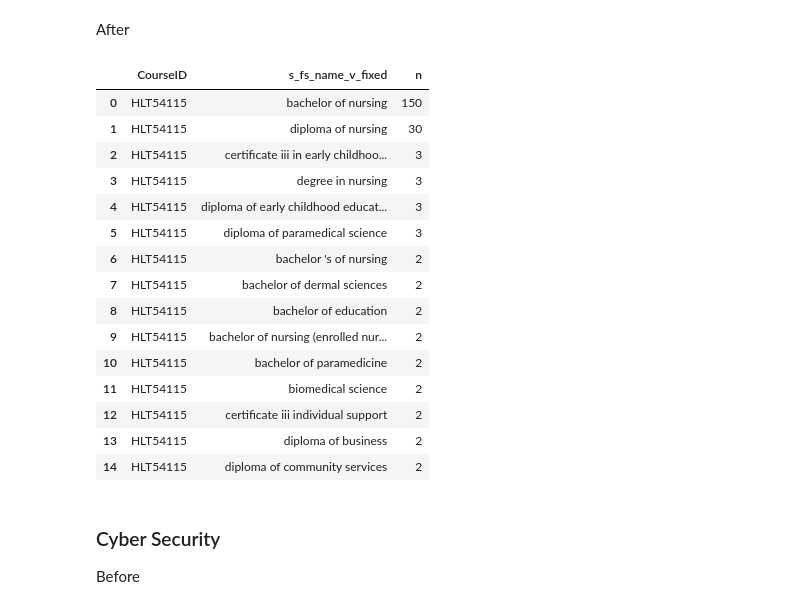
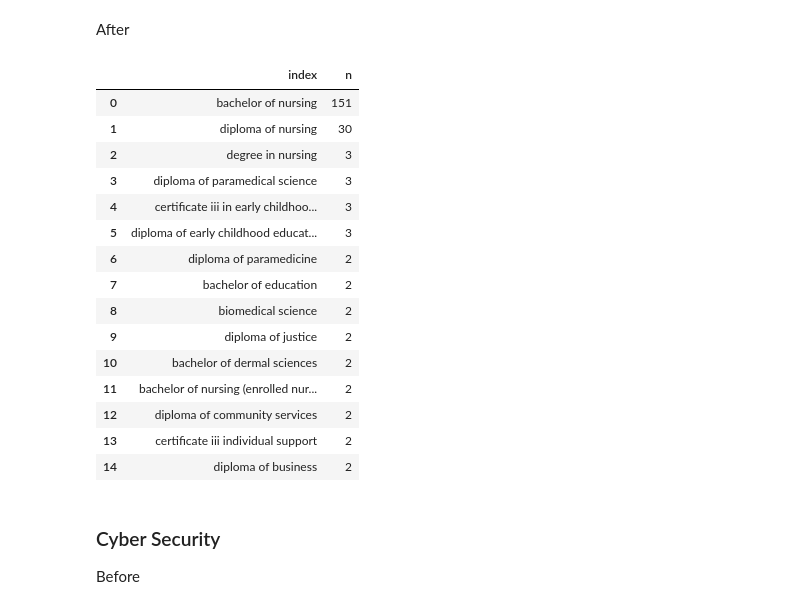
Before and after one commit to RTO-Performance-Indicators/survey_analytics, a Jupyter notebook: notebooks/further study.ipynb, the cells around one changed output. Cells and saved outputs as stored; diff of their text form; code cells hidden in the pictures.

```diff
--- a/notebooks/further study.ipynb
+++ b/notebooks/further study.ipynb
@@ -206,5 +237,7 @@ In order to make it easy to apply to a data set, we can pakage these steps into
 # %%
 def tokenize(data = df, id = 'SurveyResponseID', col = 's_fs_name_v'):
+
+    data = data[~pd.isna(data[col])]
 
     s_fs_lev_dict = {'s_fs_lev':          [1, 2, 3, 4, 5, 6, 7, 8, 9],
                      'level_description': ['certificate i', 'certificate ii',
@@ -219,9 +252,12 @@ def tokenize(data = df, id = 'SurveyResponseID', col = 's_fs_name_v'):
     data[col] = data[col].apply(lambda x: re.sub(r'\.', '', x))
 
     # tokenize
-    data['tokens'] = data[col].apply(lambda x: nltk.word_tokenize(x))
+    # data['tokens'] = data[col].apply(lambda x: nltk.word_tokenize(x))
+    data['tokens'] = data[col].apply(lambda x: re.split(' |/|/.', x))
 
     # convert to narrow data
     tokenized_df = data.explode('tokens')
 
     return(tokenized_df)
+
+# tokenize(data = df)
@@ -329,5 +367,8 @@ def fix_bachelor(string):
     string = re.sub(pattern = "^bchelor$", repl = "bachelor", string = string)
 
     string = re.sub(pattern = "^bachelors$", repl = "bachelor", string = string)
+    string = re.sub(pattern = "^bachelor's$", repl = "bachelor", string = string)
 
     return(string)
+
+fix_bachelor("bachelor's")
@@ -656,14 +674,33 @@ def add_dip_details(row):
     else:
         return(row['s_fs_name_v_fixed'])
 
-def diploma_of(x):
-    string = re.sub(r'(diploma) in ([a-z]*)' , r'\1 of \2', str(x))
-    return(string)
-
 def bachelor_of(x):
     string = re.sub(r'(bachelor) in ([a-z]*)' , r'\1 of \2', str(x))
     return(string)
 
+def diploma_of(x):
+    # Change diploma IN to diploma OF
+    string = re.sub(r'(diploma) in ([a-z]*)' , r'\1 of \2', str(x))
+
+    # Add OF after diploma if missing
+    if re.match('diploma', string):
+        if re.match('diploma of', string = string):
+            string = string
+        else:
+            string = re.sub('diploma', repl = 'diploma of', string = string)
+
+    return(string)
+
+
 def certificate_in(x):
+    # Change cert OF to cert IN
     string = re.sub(r'(certificate [a-z]*) of ([a-z]*)' , r'\1 in \2', str(x))
+
+    # Add IN after cert if missing
+    if re.match('certificate', string):
+        if re.match(r'certificate ([iv]*) in', string):
+            string = string
+        else:
+            string = re.sub(r'certificate ([iv]*)', repl = r'certificate \1 in', string = string)
+
     return(string)
@@ -690,8 +723,6 @@ def fix_fs_name_v(dataframe, id = 'SurveyResponseID', col = 's_fs_name_v'):
     # Join tokens together again
     df_fixed = tokenized_df.groupby([id, col, 'level_description'])['tokens2'].apply(' '.join).reset_index(name = 's_fs_name_v_fixed')
 
-    # Fix spaces before and after parentheses
-    df_fixed['s_fs_name_v_fixed'] = df_fixed['s_fs_name_v_fixed'].apply(fix_parentheses)
 
     # Join df_fixed and original df
     df_fixed = pd.merge(dataframe, df_fixed)
@@ -810,24 +841,24 @@ df[df['CourseID'] == 'HLT54115']['s_fs_name_v'].value_counts().head(15).reset_in
 # %% [markdown]
 After
 # %%
-temp[temp['CourseID'] == "HLT54115"].groupby('CourseID')['s_fs_name_v_fixed'].value_counts().reset_index(name = 'n').head(15)
+temp[temp['CourseID'] == "HLT54115"]['s_fs_name_v_fixed'].value_counts().reset_index(name = 'n').head(15)
 # %% [output]
-|  | CourseID | s_fs_name_v_fixed | n |
-| 0 | HLT54115 | bachelor of nursing | 150 |
-| 1 | HLT54115 | diploma of nursing | 30 |
-| 2 | HLT54115 | certificate iii in early childhoo... | 3 |
-| 3 | HLT54115 | degree in nursing | 3 |
-| 4 | HLT54115 | diploma of early childhood educat... | 3 |
-| 5 | HLT54115 | diploma of paramedical science | 3 |
-| 6 | HLT54115 | bachelor 's of nursing | 2 |
-| 7 | HLT54115 | bachelor of dermal sciences | 2 |
-| 8 | HLT54115 | bachelor of education | 2 |
-| 9 | HLT54115 | bachelor of nursing (enrolled nur... | 2 |
-| 10 | HLT54115 | bachelor of paramedicine | 2 |
-| 11 | HLT54115 | biomedical science | 2 |
-| 12 | HLT54115 | certificate iii individual support | 2 |
-| 13 | HLT54115 | diploma of business | 2 |
-| 14 | HLT54115 | diploma of community services | 2 |
+|  | index | n |
+| 0 | bachelor of nursing | 151 |
+| 1 | diploma of nursing | 30 |
+| 2 | degree in nursing | 3 |
+| 3 | diploma of paramedical science | 3 |
+| 4 | certificate iii in early childhoo... | 3 |
+| 5 | diploma of early childhood educat... | 3 |
+| 6 | diploma of paramedicine | 2 |
+| 7 | bachelor of education | 2 |
+| 8 | biomedical science | 2 |
+| 9 | diploma of justice | 2 |
+| 10 | bachelor of dermal sciences | 2 |
+| 11 | bachelor of nursing (enrolled nur... | 2 |
+| 12 | diploma of community services | 2 |
+| 13 | certificate iii individual support | 2 |
+| 14 | diploma of business | 2 |
 # %% [markdown]
 ### Cyber Security
 Before
```
Also changed, not shown: parts of 66 cells of this notebook, 3 other files.
